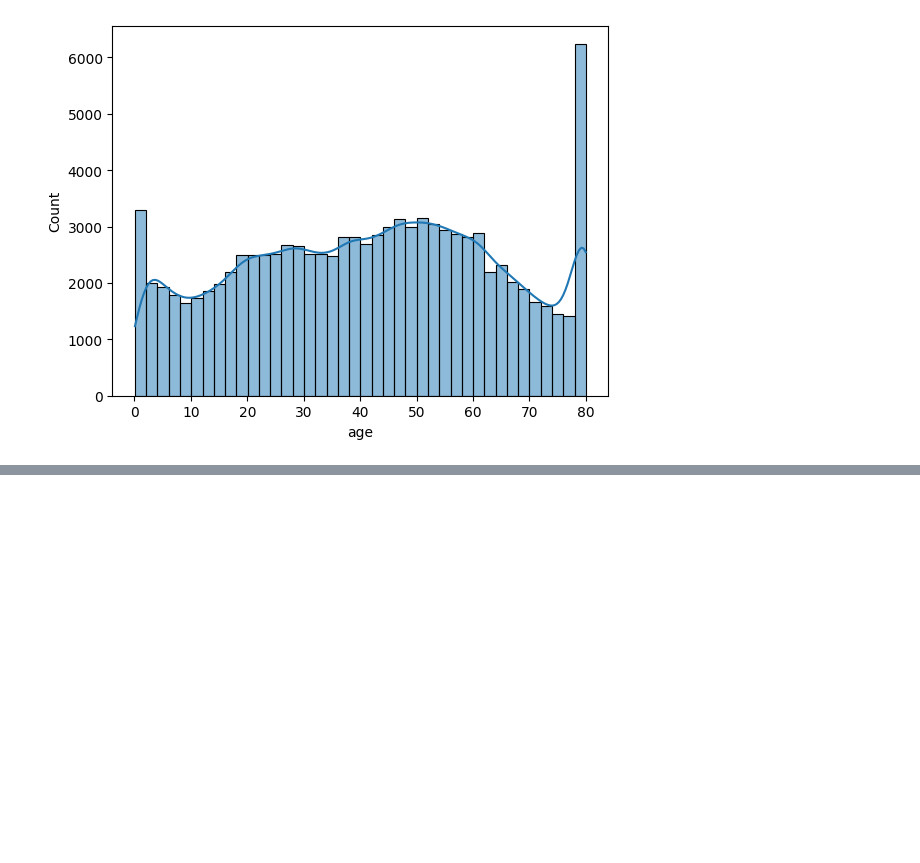
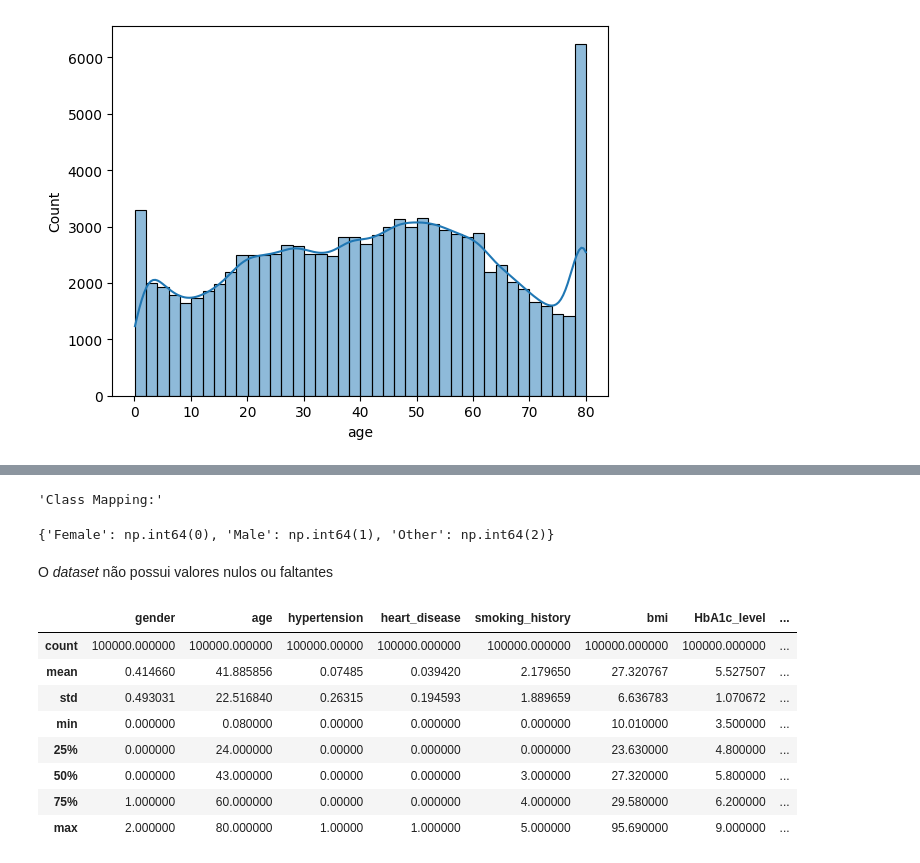
Before and after one commit to willshobwish/introducao-a-ciencia-de-dados, a Jupyter notebook: Diabetes prediction dataset.ipynb, the cells around one changed output, grey strips where cells are left out. Drawn from its saved outputs; the diff is of its cells as text; code cells hidden in the pictures; blank space fills up the shorter version.

```diff
--- a/Diabetes prediction dataset.ipynb
+++ b/Diabetes prediction dataset.ipynb
@@ -61,0 +52,6 @@ df.replace({"Female":1,"Male":0,"never":0,"current":1,"No Info":None,"former":2}
+# %%
+leg = LabelEncoder()
+les = LabelEncoder()
+
+df['gender']= leg.fit_transform(df['gender'])
+df['smoking_history']= les.fit_transform(df['smoking_history'])
@@ -61,0 +70,21 @@ df.replace({"Female":1,"Male":0,"never":0,"current":1,"No Info":None,"former":2}
+# %%
+# Print label mapping
+label_mapping = dict(zip(leg.classes_, leg.transform(leg.classes_)))
+display("Class Mapping:", label_mapping)
+# %% [output]
+'Class Mapping:'
+{'Female': np.int64(0), 'Male': np.int64(1), 'Other': np.int64(2)}
+# %% [markdown]
+O *dataset* não possui valores nulos ou faltantes
+# %%
+display(df.describe())
+# %% [output]
+|  | gender | age | hypertension | heart_disease | smoking_history | bmi | HbA1c_level | ... |
+| count | 100000.000000 | 100000.000000 | 100000.00000 | 100000.000000 | 100000.000000 | 100000.000000 | 100000.000000 | ... |
+| mean | 0.414660 | 41.885856 | 0.07485 | 0.039420 | 2.179650 | 27.320767 | 5.527507 | ... |
+| std | 0.493031 | 22.516840 | 0.26315 | 0.194593 | 1.889659 | 6.636783 | 1.070672 | ... |
+| min | 0.000000 | 0.080000 | 0.00000 | 0.000000 | 0.000000 | 10.010000 | 3.500000 | ... |
+| 25% | 0.000000 | 24.000000 | 0.00000 | 0.000000 | 0.000000 | 23.630000 | 4.800000 | ... |
+| 50% | 0.000000 | 43.000000 | 0.00000 | 0.000000 | 3.000000 | 27.320000 | 5.800000 | ... |
+| 75% | 1.000000 | 60.000000 | 0.00000 | 0.000000 | 4.000000 | 29.580000 | 6.200000 | ... |
+| max | 2.000000 | 80.000000 | 1.00000 | 1.000000 | 5.000000 | 95.690000 | 9.000000 | ... |
```
Also changed, not shown: parts of 12 cells of this notebook.
